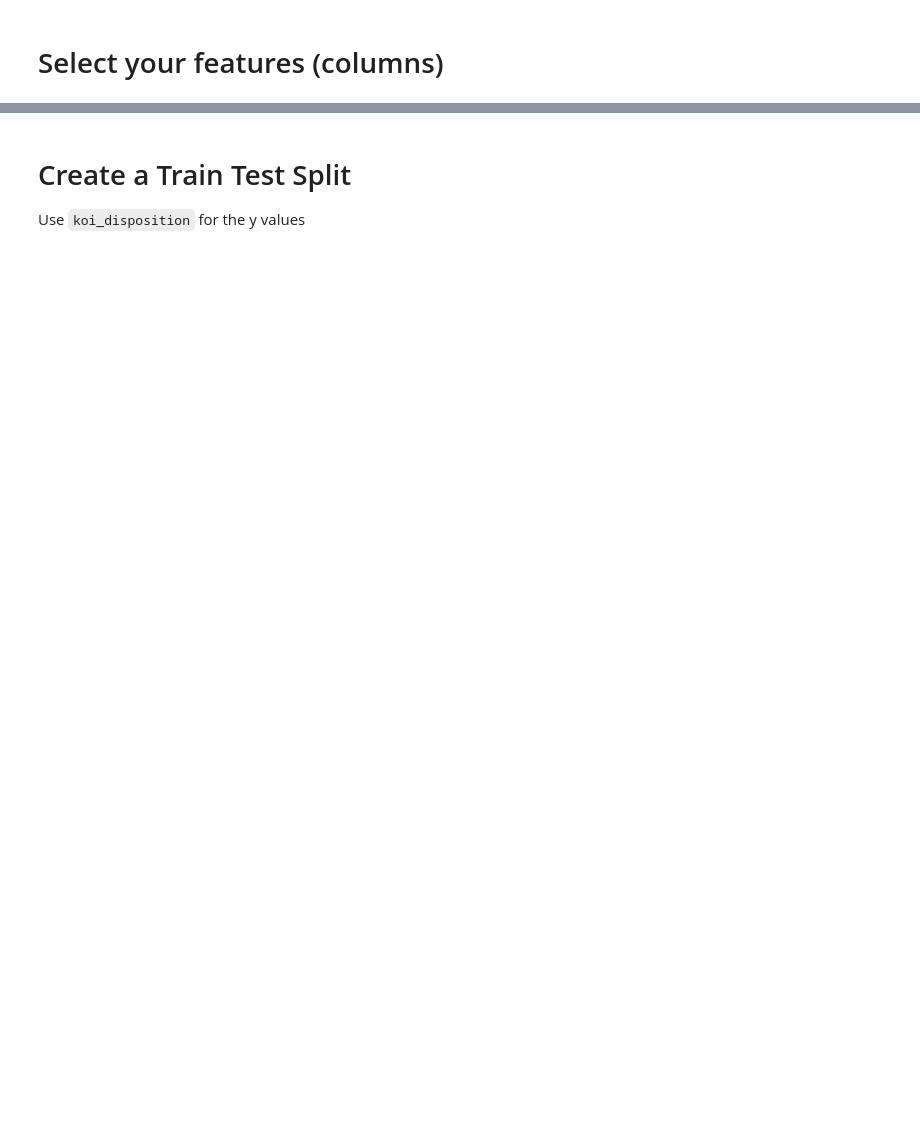
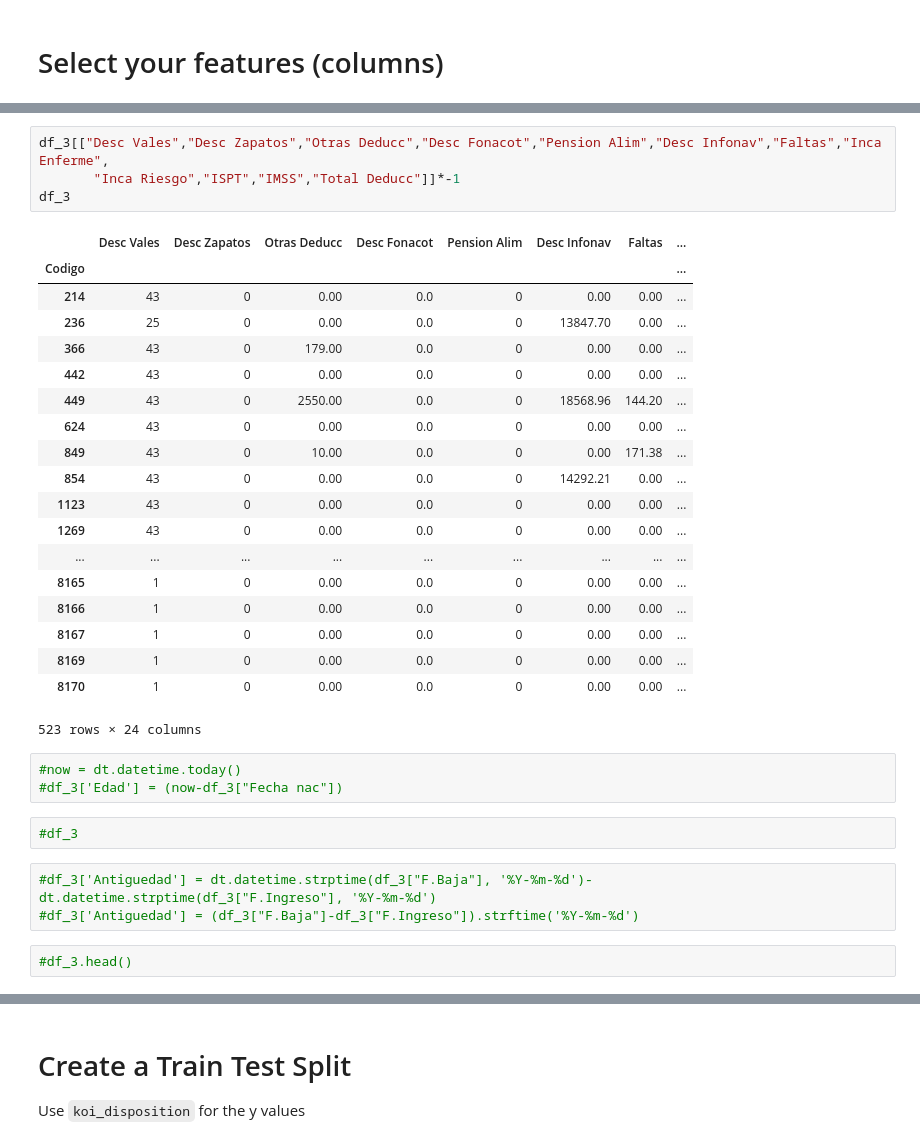
Before and after one commit to mmastermind/HR_Boost, a Jupyter notebook: HR_Boost/HR_Boost/static/scripts/Deep_learning_acumulados.ipynb, the cells around one changed output, grey strips where cells are left out. Cells and saved outputs as stored; diff of their text form; blank space fills up the shorter version.

```diff
--- a/HR_Boost/HR_Boost/static/scripts/Deep_learning_acumulados.ipynb
+++ b/HR_Boost/HR_Boost/static/scripts/Deep_learning_acumulados.ipynb
@@ -68,0 +191,34 @@ len(X)
+# %%
+df_3[["Desc Vales","Desc Zapatos","Otras Deducc","Desc Fonacot","Pension Alim","Desc Infonav","Faltas","Inca Enferme",
+       "Inca Riesgo","ISPT","IMSS","Total Deducc"]]*-1
+df_3
+# %% [output]
+|  | Desc Vales | Desc Zapatos | Otras Deducc | Desc Fonacot | Pension Alim | Desc Infonav | Faltas | ... |
+| Codigo |  |  |  |  |  |  |  | ... |
+| 214 | 43 | 0 | 0.00 | 0.0 | 0 | 0.00 | 0.00 | ... |
+| 236 | 25 | 0 | 0.00 | 0.0 | 0 | 13847.70 | 0.00 | ... |
+| 366 | 43 | 0 | 179.00 | 0.0 | 0 | 0.00 | 0.00 | ... |
+| 442 | 43 | 0 | 0.00 | 0.0 | 0 | 0.00 | 0.00 | ... |
+| 449 | 43 | 0 | 2550.00 | 0.0 | 0 | 18568.96 | 144.20 | ... |
+| 624 | 43 | 0 | 0.00 | 0.0 | 0 | 0.00 | 0.00 | ... |
+| 849 | 43 | 0 | 10.00 | 0.0 | 0 | 0.00 | 171.38 | ... |
+| 854 | 43 | 0 | 0.00 | 0.0 | 0 | 14292.21 | 0.00 | ... |
+| 1123 | 43 | 0 | 0.00 | 0.0 | 0 | 0.00 | 0.00 | ... |
+| 1269 | 43 | 0 | 0.00 | 0.0 | 0 | 0.00 | 0.00 | ... |
+| ... | ... | ... | ... | ... | ... | ... | ... | ... |
+| 8165 | 1 | 0 | 0.00 | 0.0 | 0 | 0.00 | 0.00 | ... |
+| 8166 | 1 | 0 | 0.00 | 0.0 | 0 | 0.00 | 0.00 | ... |
+| 8167 | 1 | 0 | 0.00 | 0.0 | 0 | 0.00 | 0.00 | ... |
+| 8169 | 1 | 0 | 0.00 | 0.0 | 0 | 0.00 | 0.00 | ... |
+| 8170 | 1 | 0 | 0.00 | 0.0 | 0 | 0.00 | 0.00 | ... |
+523 rows × 24 columns
+# %%
+#now = dt.datetime.today()
+#df_3['Edad'] = (now-df_3["Fecha nac"])
+# %%
+#df_3
+# %%
+#df_3['Antiguedad'] = dt.datetime.strptime(df_3["F.Baja"], '%Y-%m-%d')-dt.datetime.strptime(df_3["F.Ingreso"], '%Y-%m-%d')
+#df_3['Antiguedad'] = (df_3["F.Baja"]-df_3["F.Ingreso"]).strftime('%Y-%m-%d')
+# %%
+#df_3.head()
```
Also changed, not shown: parts of 34 cells of this notebook, 2 other files.
